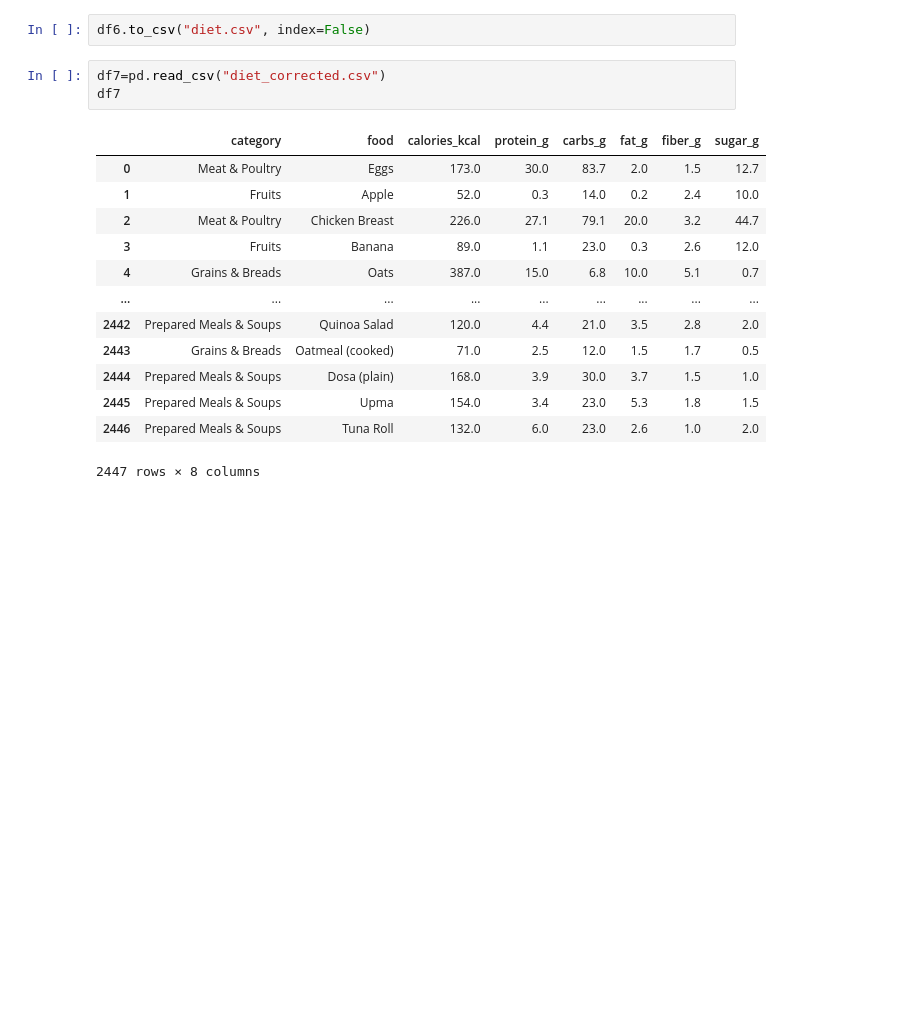
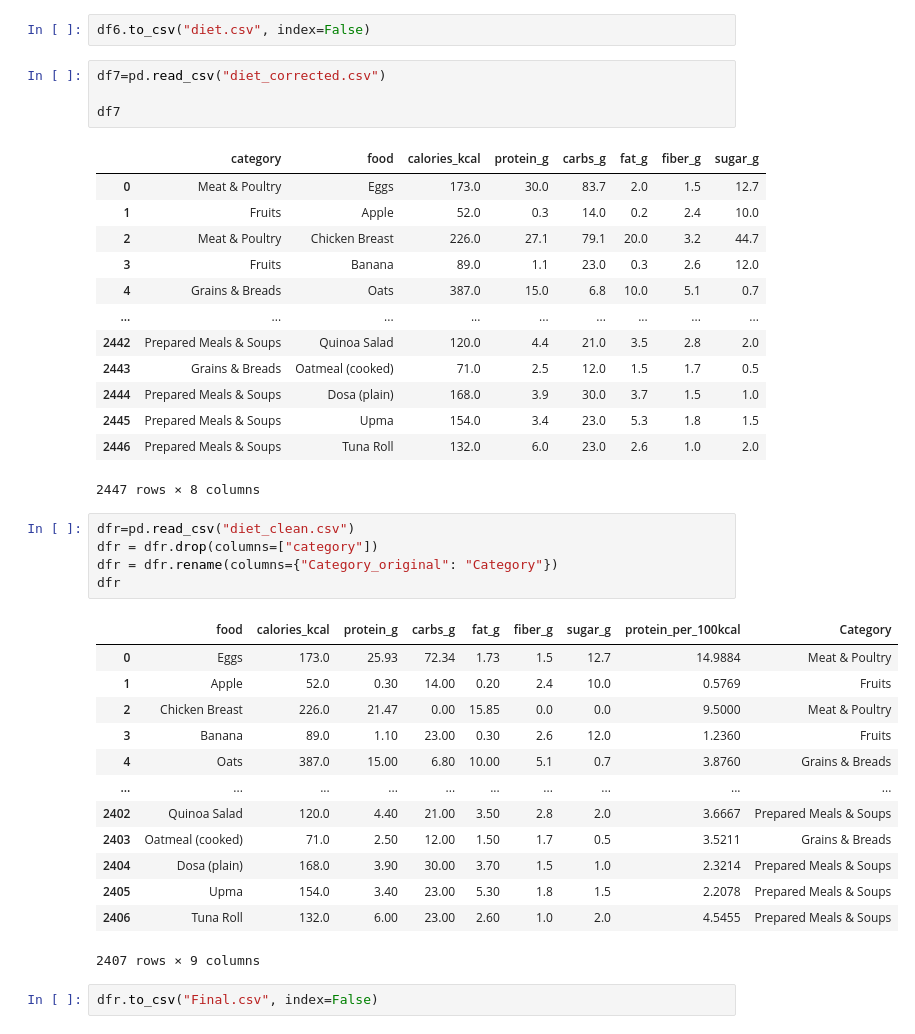
Before and after one commit to ruchikagogia1799/Exploring_Nutrition_with_data_science, a Jupyter notebook: try.ipynb, the cells around one changed output. Drawn from its saved outputs; the diff is of its cells as text; blank space fills up the shorter version.

```diff
--- a/try.ipynb
+++ b/try.ipynb
@@ -206,6 +174,7 @@ df6
 df6.to_csv("diet.csv", index=False)
 # %%
 df7=pd.read_csv("diet_corrected.csv")
+
 df7
 # %% [output]
 |  | category | food | calories_kcal | protein_g | carbs_g | fat_g | fiber_g | sugar_g |
@@ -221,3 +190,24 @@ df7
 | 2445 | Prepared Meals & Soups | Upma | 154.0 | 3.4 | 23.0 | 5.3 | 1.8 | 1.5 |
 | 2446 | Prepared Meals & Soups | Tuna Roll | 132.0 | 6.0 | 23.0 | 2.6 | 1.0 | 2.0 |
 2447 rows × 8 columns
+# %%
+dfr=pd.read_csv("diet_clean.csv")
+dfr = dfr.drop(columns=["category"])
+dfr = dfr.rename(columns={"Category_original": "Category"})
+dfr
+# %% [output]
+|  | food | calories_kcal | protein_g | carbs_g | fat_g | fiber_g | sugar_g | protein_per_100kcal | Category |
+| 0 | Eggs | 173.0 | 25.93 | 72.34 | 1.73 | 1.5 | 12.7 | 14.9884 | Meat & Poultry |
+| 1 | Apple | 52.0 | 0.30 | 14.00 | 0.20 | 2.4 | 10.0 | 0.5769 | Fruits |
+| 2 | Chicken Breast | 226.0 | 21.47 | 0.00 | 15.85 | 0.0 | 0.0 | 9.5000 | Meat & Poultry |
+| 3 | Banana | 89.0 | 1.10 | 23.00 | 0.30 | 2.6 | 12.0 | 1.2360 | Fruits |
+| 4 | Oats | 387.0 | 15.00 | 6.80 | 10.00 | 5.1 | 0.7 | 3.8760 | Grains & Breads |
+| ... | ... | ... | ... | ... | ... | ... | ... | ... | ... |
+| 2402 | Quinoa Salad | 120.0 | 4.40 | 21.00 | 3.50 | 2.8 | 2.0 | 3.6667 | Prepared Meals & Soups |
+| 2403 | Oatmeal (cooked) | 71.0 | 2.50 | 12.00 | 1.50 | 1.7 | 0.5 | 3.5211 | Grains & Breads |
+| 2404 | Dosa (plain) | 168.0 | 3.90 | 30.00 | 3.70 | 1.5 | 1.0 | 2.3214 | Prepared Meals & Soups |
+| 2405 | Upma | 154.0 | 3.40 | 23.00 | 5.30 | 1.8 | 1.5 | 2.2078 | Prepared Meals & Soups |
+| 2406 | Tuna Roll | 132.0 | 6.00 | 23.00 | 2.60 | 1.0 | 2.0 | 4.5455 | Prepared Meals & Soups |
+2407 rows × 9 columns
+# %%
+dfr.to_csv("Final.csv", index=False)
```
Also changed, not shown: parts of 2 cells of this notebook, 9 other files.
